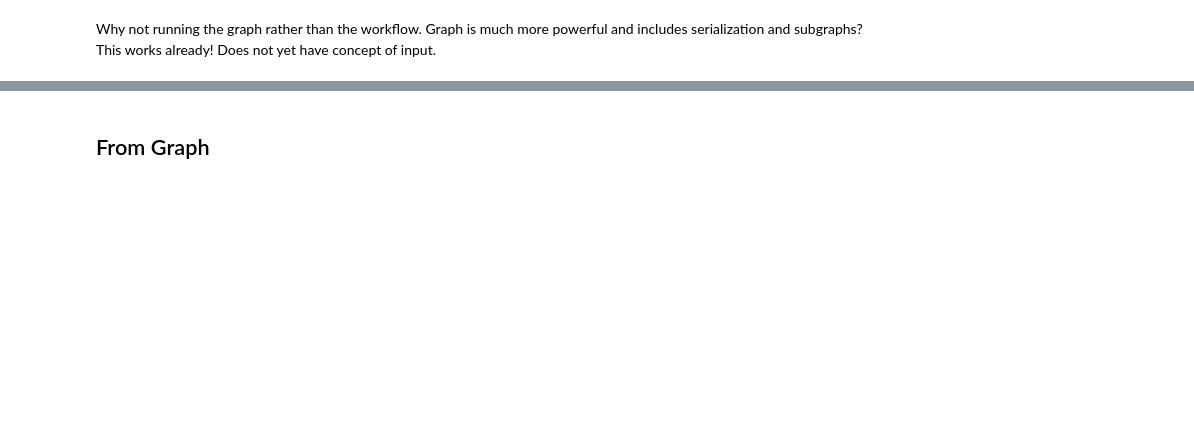
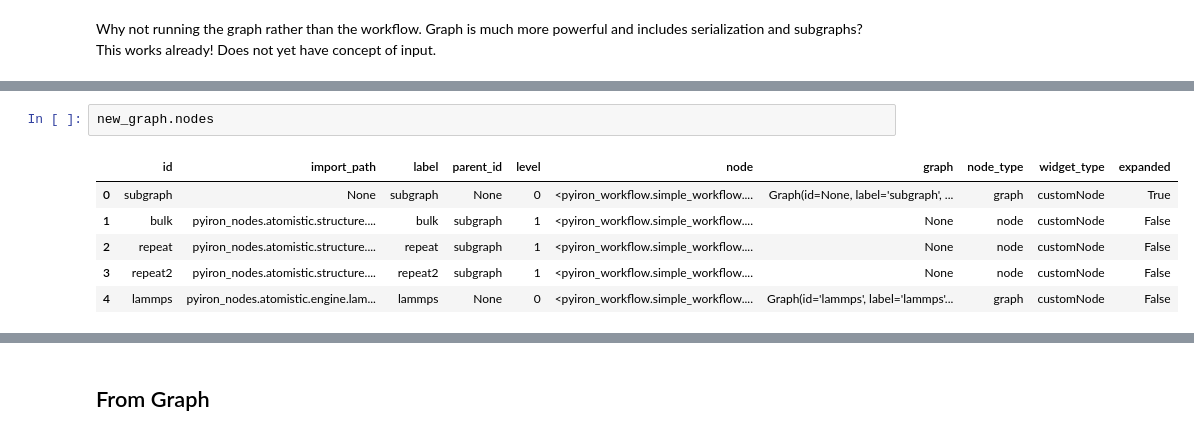
Before and after one commit to pyiron/pyiron_core, a Jupyter notebook: notebooks/tests.ipynb, the cells around one changed output, grey strips where cells are left out. Cells and saved outputs as stored; diff of their text form; blank space fills up the shorter version.

```diff
--- a/notebooks/tests.ipynb
+++ b/notebooks/tests.ipynb
@@ -15,0 +136,9 @@ Why not running the graph rather than the workflow. Graph is much more powerful
+# %%
+new_graph.nodes
+# %% [output]
+|  | id | import_path | label | parent_id | level | node | graph | node_type | widget_type | expanded |
+| 0 | subgraph | None | subgraph | None | 0 | <pyiron_workflow.simple_workflow.... | Graph(id=None, label='subgraph', ... | graph | customNode | True |
+| 1 | bulk | pyiron_nodes.atomistic.structure.... | bulk | subgraph | 1 | <pyiron_workflow.simple_workflow.... | None | node | customNode | False |
+| 2 | repeat | pyiron_nodes.atomistic.structure.... | repeat | subgraph | 1 | <pyiron_workflow.simple_workflow.... | None | node | customNode | False |
+| 3 | repeat2 | pyiron_nodes.atomistic.structure.... | repeat2 | subgraph | 1 | <pyiron_workflow.simple_workflow.... | None | node | customNode | False |
+| 4 | lammps | pyiron_nodes.atomistic.engine.lam... | lammps | None | 0 | <pyiron_workflow.simple_workflow.... | Graph(id='lammps', label='lammps'... | graph | customNode | False |
```
Also changed, not shown: parts of 54 cells of this notebook, 8 other files.
